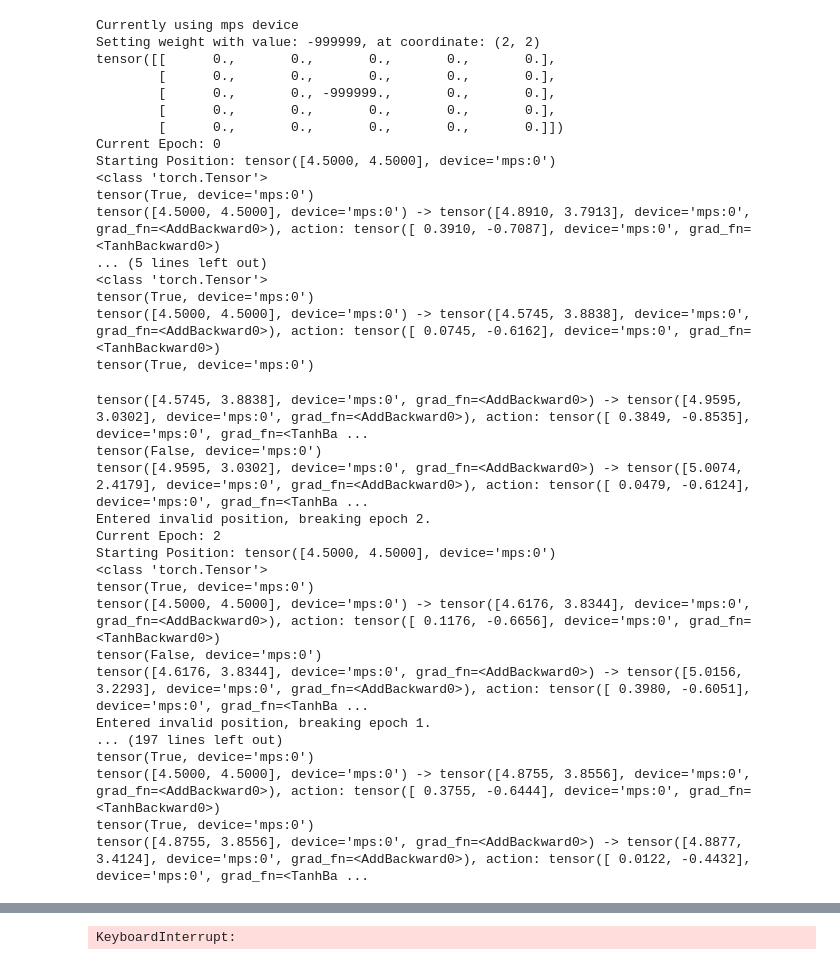
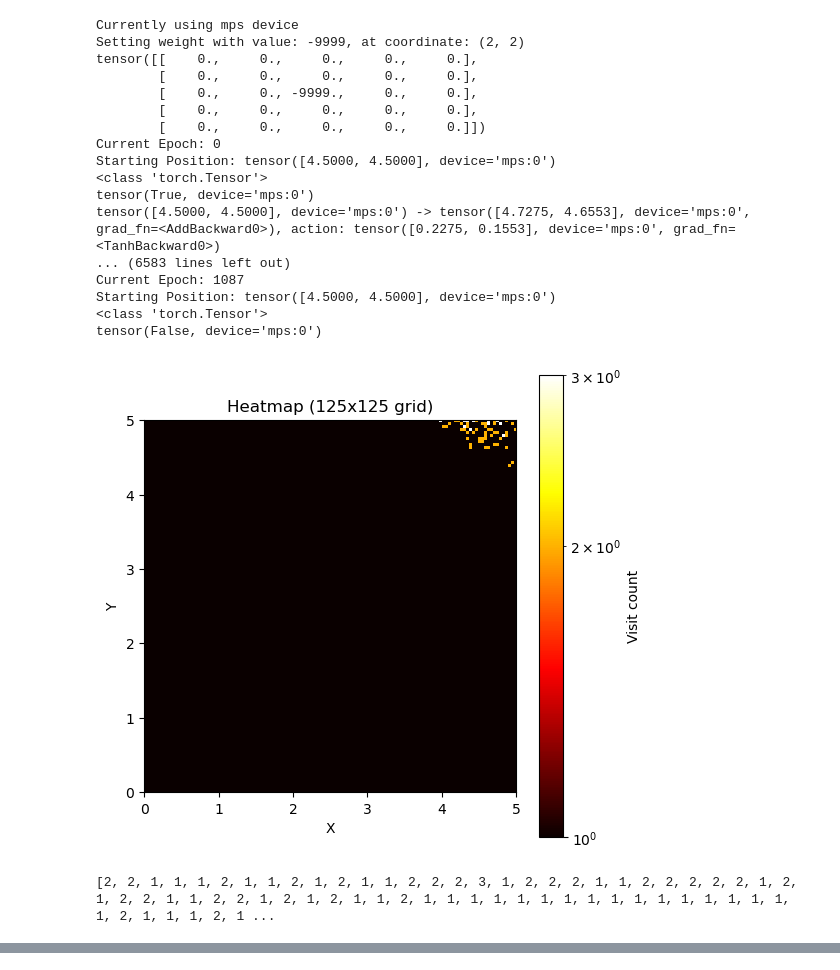
Before and after one commit to chrispukas/cont_ql, a Jupyter notebook: scripts/notebooks/notebook.ipynb, the cells around one changed output, grey strips where cells are left out. Drawn from its saved outputs; the diff is of its cells as text; code cells hidden in the pictures.

```diff
--- a/scripts/notebooks/notebook.ipynb
+++ b/scripts/notebooks/notebook.ipynb
@@ -4,8 +4,8 @@ import cql.environment as env
 import cql.nn.model as model
 import cql.plotting.plotting as plot
 
-max_epochs = 2000
-max_episodes = 200
+max_epochs = 5000
+max_episodes = 2000
 
 training_batch_size = 64
 learning_rate = 0.001
@@ -21,72 +21,62 @@ actor_training_step = 1
 # [1] -> Y_Difference
 # [2] -> Area_Reward
 # [3] -> Boundary_Constraint
-weight_params = [-1.0, -1.0, -1.0, -5.0, 20.0]
+# [4] -> Goal_Reward
+weight_params = [-5.0, -5.0, -5.0, 200.0, 20.0]
 
 starting_pos = (4.5, 4.5)
 target_pos = (0.5, 0.5)
 env_dim = (5, 5)
-env_obs = [((2, 2), -999999),]
+env_obs = [((2, 2), -9999),]
 
 goal_radius = 0.2
 
 device = torch.device("mps")
 print(f"Currently using {device} device")
 
 e = env.Environment(
     dim=env_dim,
     device=device,
     target_pos=target_pos,
     start_pos=starting_pos)
 e.set_weights(env_obs)
 e.display()
 
 weights = torch.tensor(weight_params, dtype=torch.float).to(device)
-paths = model.run_sim(
+paths, epochs = model.run_sim(
     environment=e,
     weights=weights,
     device=device,
     learning_rate=learning_rate,
     discount_factor=discount_factor,
     max_epochs=max_epochs,
     max_episodes=max_episodes,
     training_batch_size=training_batch_size,
     critic_training_step=critic_training_step,
     actor_training_step=actor_training_step
 )
-plot.plot_heatmap(paths=paths, heatmap_dim=5, bins=25)
+plot.plot_heatmap(paths=paths, heatmap_dim=5, bins=125)
+lengths = [len(path) for path in paths]
+print(lengths)
+
+plot.plot_epochs(epochs, lengths)
 # %% [output]
 Currently using mps device
-Setting weight with value: -999999, at coordinate: (2, 2)
-tensor([[      0.,       0.,       0.,       0.,       0.],
-        [      0.,       0.,       0.,       0.,       0.],
-        [      0.,       0., -999999.,       0.,       0.],
-        [      0.,       0.,       0.,       0.,       0.],
-        [      0.,       0.,       0.,       0.,       0.]])
+Setting weight with value: -9999, at coordinate: (2, 2)
+tensor([[    0.,     0.,     0.,     0.,     0.],
+        [    0.,     0.,     0.,     0.,     0.],
+        [    0.,     0., -9999.,     0.,     0.],
+        [    0.,     0.,     0.,     0.,     0.],
+        [    0.,     0.,     0.,     0.,     0.]])
 Current Epoch: 0
 Starting Position: tensor([4.5000, 4.5000], device='mps:0')
 <class 'torch.Tensor'>
 tensor(True, device='mps:0')
-tensor([4.5000, 4.5000], device='mps:0') -> tensor([4.8910, 3.7913], device='mps:0', grad_fn=<AddBackward0>), action: tensor([ 0.3910, -0.7087], device='mps:0', grad_fn=<TanhBackward0>)
-... (5 lines left out)
+tensor([4.5000, 4.5000], device='mps:0') -> tensor([4.7275, 4.6553], device='mps:0', grad_fn=<AddBackward0>), action: tensor([0.2275, 0.1553], device='mps:0', grad_fn=<TanhBackward0>)
+... (6583 lines left out)
+Current Epoch: 1087
+Starting Position: tensor([4.5000, 4.5000], device='mps:0')
 <class 'torch.Tensor'>
-tensor(True, device='mps:0')
-tensor([4.5000, 4.5000], device='mps:0') -> tensor([4.5745, 3.8838], device='mps:0', grad_fn=<AddBackward0>), action: tensor([ 0.0745, -0.6162], device='mps:0', grad_fn=<TanhBackward0>)
-tensor(True, device='mps:0')
+tensor(False, device='mps:0')
+[figure, added]
-tensor([4.5745, 3.8838], device='mps:0', grad_fn=<AddBackward0>) -> tensor([4.9595, 3.0302], device='mps:0', grad_fn=<AddBackward0>), action: tensor([ 0.3849, -0.8535], device='mps:0', grad_fn=<TanhBa ...
-tensor(False, device='mps:0')
-tensor([4.9595, 3.0302], device='mps:0', grad_fn=<AddBackward0>) -> tensor([5.0074, 2.4179], device='mps:0', grad_fn=<AddBackward0>), action: tensor([ 0.0479, -0.6124], device='mps:0', grad_fn=<TanhBa ...
-Entered invalid position, breaking epoch 2.
-Current Epoch: 2
-Starting Position: tensor([4.5000, 4.5000], device='mps:0')
-<class 'torch.Tensor'>
-tensor(True, device='mps:0')
-tensor([4.5000, 4.5000], device='mps:0') -> tensor([4.6176, 3.8344], device='mps:0', grad_fn=<AddBackward0>), action: tensor([ 0.1176, -0.6656], device='mps:0', grad_fn=<TanhBackward0>)
-tensor(False, device='mps:0')
-tensor([4.6176, 3.8344], device='mps:0', grad_fn=<AddBackward0>) -> tensor([5.0156, 3.2293], device='mps:0', grad_fn=<AddBackward0>), action: tensor([ 0.3980, -0.6051], device='mps:0', grad_fn=<TanhBa ...
-Entered invalid position, breaking epoch 1.
-... (197 lines left out)
-tensor(True, device='mps:0')
-tensor([4.5000, 4.5000], device='mps:0') -> tensor([4.8755, 3.8556], device='mps:0', grad_fn=<AddBackward0>), action: tensor([ 0.3755, -0.6444], device='mps:0', grad_fn=<TanhBackward0>)
-tensor(True, device='mps:0')
-tensor([4.8755, 3.8556], device='mps:0', grad_fn=<AddBackward0>) -> tensor([4.8877, 3.4124], device='mps:0', grad_fn=<AddBackward0>), action: tensor([ 0.0122, -0.4432], device='mps:0', grad_fn=<TanhBa ...
+[2, 2, 1, 1, 1, 2, 1, 1, 2, 1, 2, 1, 1, 2, 2, 2, 3, 1, 2, 2, 2, 1, 1, 2, 2, 2, 2, 2, 1, 2, 1, 2, 2, 1, 1, 2, 2, 1, 2, 1, 2, 1, 1, 2, 1, 1, 1, 1, 1, 1, 1, 1, 1, 1, 1, 1, 1, 1, 1, 1, 1, 2, 1, 1, 1, 2, 1 ...
@@ -110 +82,0 @@ tensor([0
-KeyboardInterrupt:
```
Also changed, not shown: parts of 1 cell of this notebook, 3 other files.
